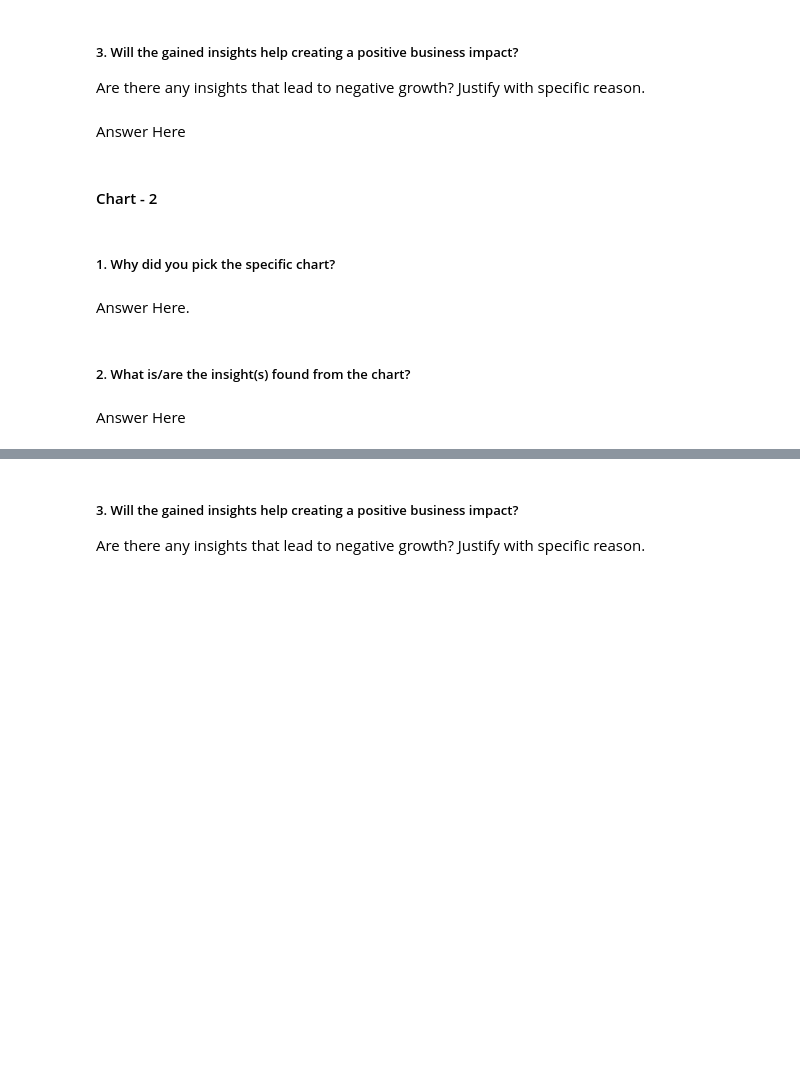
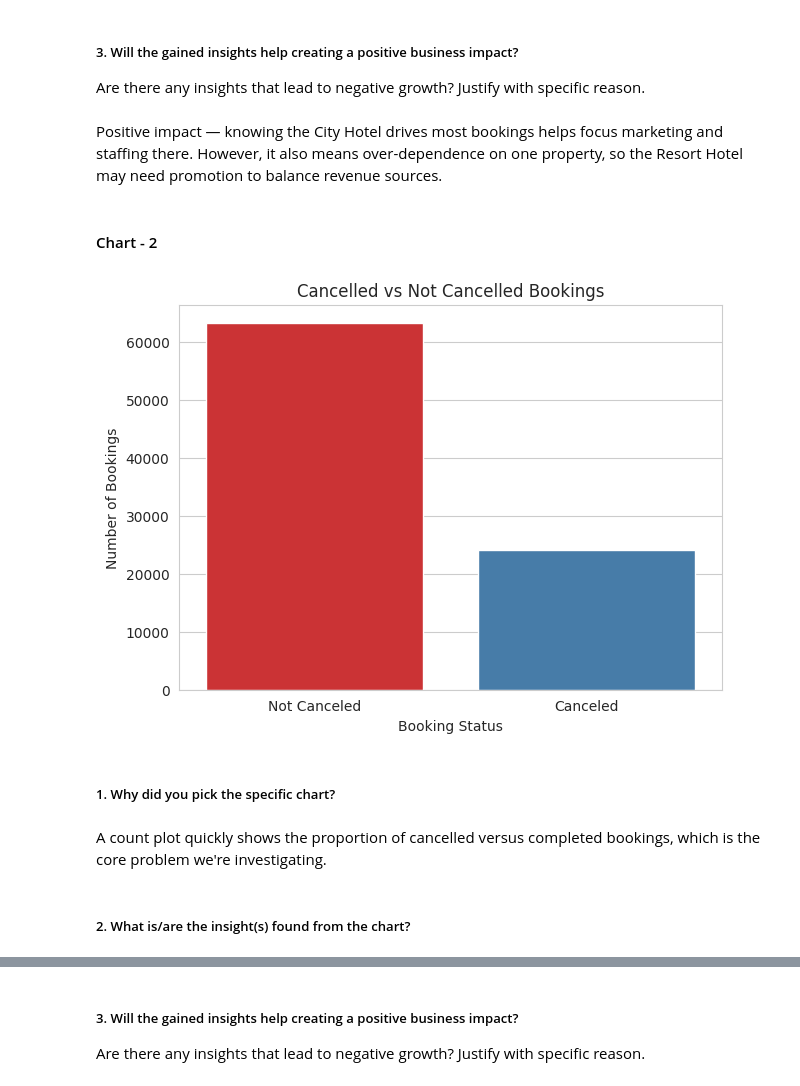
Before and after one commit to aayushaswal07/hotel-booking-eda, a Jupyter notebook: Hotel_Booking_Analysis_EDA.ipynb, the cells around one changed output, grey strips where cells are left out. Drawn from its saved outputs; the diff is of its cells as text; code cells hidden in the pictures; blank space fills up the shorter version.

```diff
--- a/Hotel_Booking_Analysis_EDA.ipynb
+++ b/Hotel_Booking_Analysis_EDA.ipynb
@@ -331,7 +339,7 @@ Answer Here
 # %% [markdown]
 ##### 3. Will the gained insights help creating a positive business impact?
 Are there any insights that lead to negative growth? Justify with specific reason.
-# %% [markdown]
-Answer Here
+# %% [markdown]
+Positive impact — knowing the City Hotel drives most bookings helps focus marketing and staffing there. However, it also means over-dependence on one property, so the Resort Hotel may need promotion to balance revenue sources.
 # %% [markdown]
 #### Chart - 2
@@ -340,8 +346,16 @@ Answer Here
+# %%
+# chart 2 - how many bookings were canceled
+plt.figure(figsize=(7, 5))
+sns.countplot(x='is_canceled_label', data=df, palette='Set1')
+plt.title("Cancelled vs Not Cancelled Bookings")
+plt.xlabel("Booking Status")
+plt.ylabel("Number of Bookings")
+plt.show()
+# %% [output]
+[figure, added]
 # %% [markdown]
 ##### 1. Why did you pick the specific chart?
-# %% [markdown]
-Answer Here.
+# %% [markdown]
+A count plot quickly shows the proportion of cancelled versus completed bookings, which is the core problem we're investigating.
 # %% [markdown]
 ##### 2. What is/are the insight(s) found from the chart?
-# %% [markdown]
-Answer Here
```
Also changed, not shown: parts of 18 cells of this notebook.
